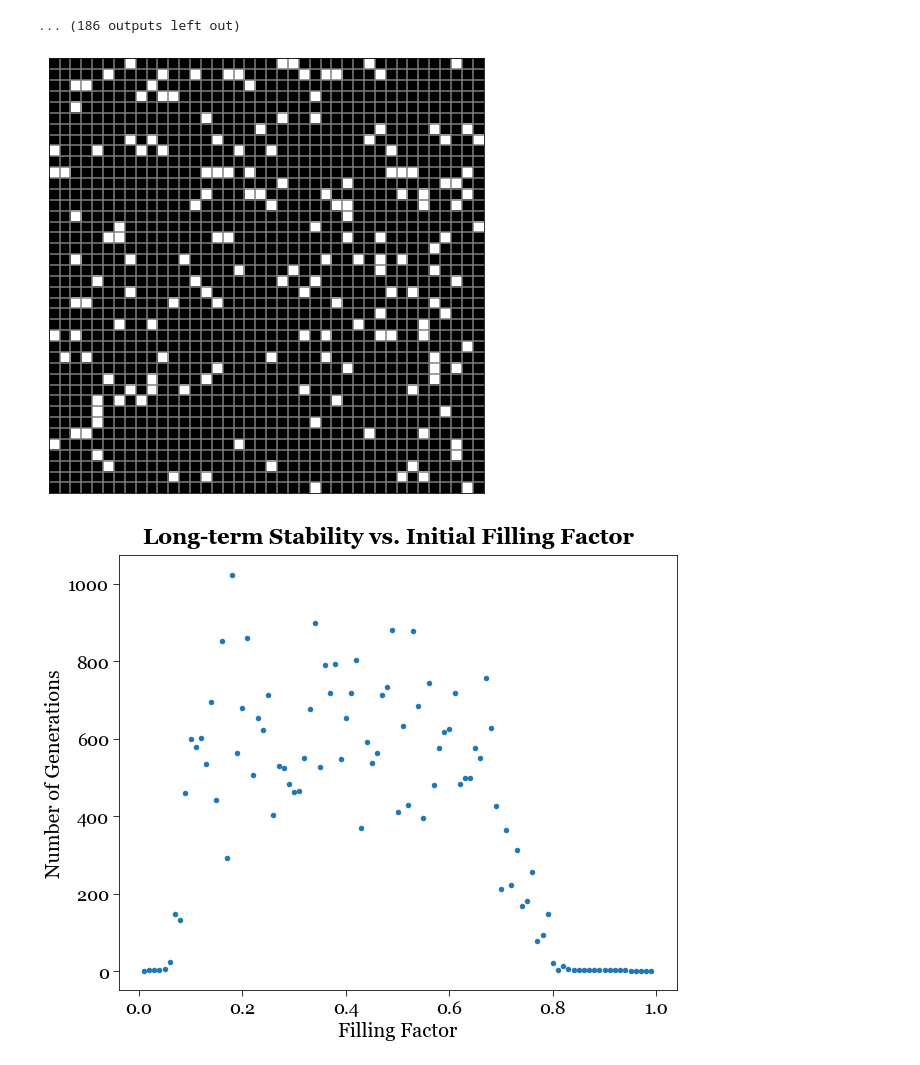
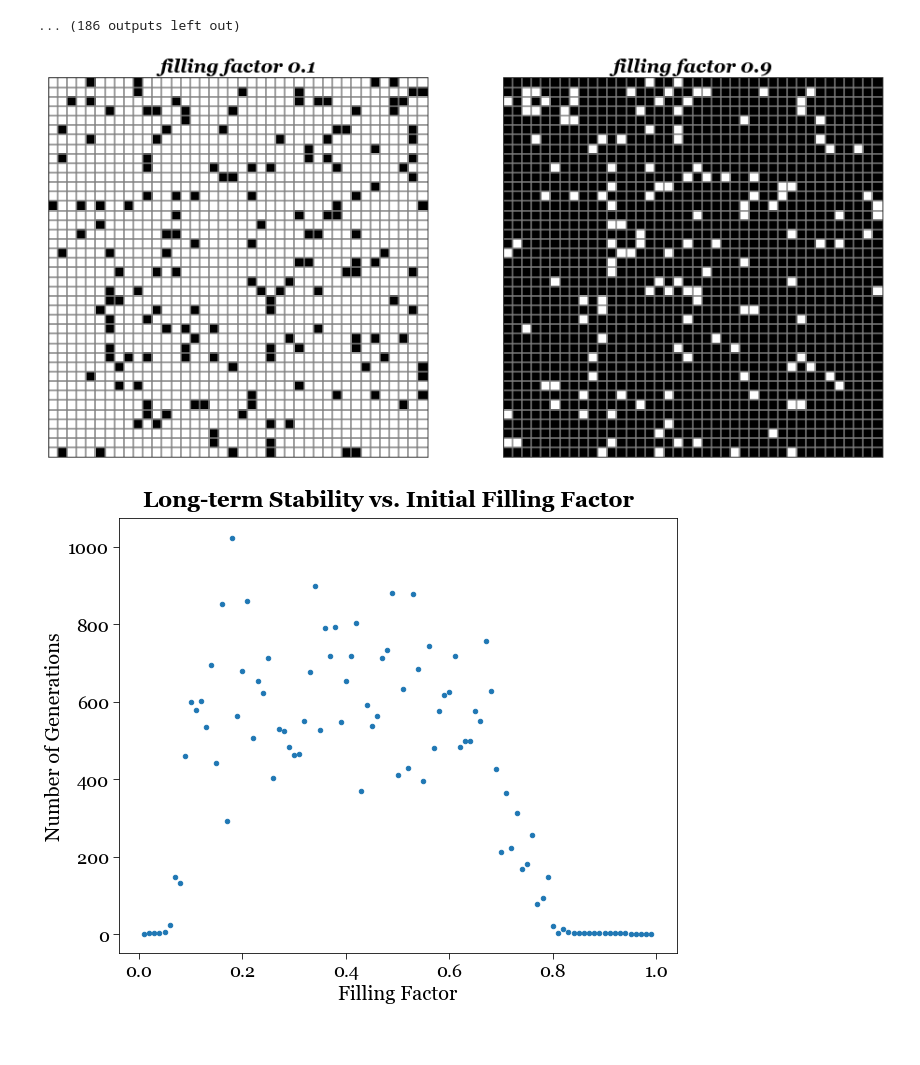
Before and after one commit to chew-in/computational_physics, a Jupyter notebook: 2_emergence/life.ipynb, the cells around one changed output. Drawn from its saved outputs; the diff is of its cells as text; code cells hidden in the pictures; blank space fills up the shorter version.

```diff
--- a/2_emergence/life.ipynb
+++ b/2_emergence/life.ipynb
@@ -260,28 +260,37 @@ np.savetxt('generation.csv', generations, delimiter=",")
 # %%
 # plot displaying drastically different filling fractions
 
 # Set the grid size and create the initial grid
 grid_lo = random_grid(size, filling_factor=0.1)
 grid_hi = random_grid(size, filling_factor=0.9)
 
 # Create the figure and axis for the animation
-fig, axs= plt.subplots(1, 2, figsize=(16, 8))
+fig, ax = plt.subplots(1, 2, figsize=(16, 8))
 
 ax[0].imshow(grid_lo, interpolation='none', cmap='binary')
 ax[1].imshow(grid_hi, interpolation='none', cmap='binary')
 
 # Hide tick labels and tick marks on the X-axis
-ax.set_xticks([])
-ax.set_yticks([])
+ax[0].set_xticks([])
+ax[0].set_yticks([])
+ax[0].set_title('filling factor 0.1', fontdict=title_font)
+
+ax[1].set_xticks([])
+ax[1].set_yticks([])
+ax[1].set_title('filling factor 0.9', fontdict=title_font)
+
 for i in range(size):
-    ax.axvline(x=i-0.5, color=tableau_colors[7], linestyle='-')
-    ax.axhline(y=i-0.5, color=tableau_colors[7], linestyle='-')
+    ax[0].axvline(x=i-0.5, color=tableau_colors[7], linestyle='-')
+    ax[1].axvline(x=i-0.5, color=tableau_colors[7], linestyle='-')
+    ax[0].axhline(y=i-0.5, color=tableau_colors[7], linestyle='-')
+    ax[1].axhline(y=i-0.5, color=tableau_colors[7], linestyle='-')
+
 plt.gcf().set_facecolor('white')
 
 plt.savefig('./animations/filling_low_high.png')
 plt.show()
 # %% [output]
-[figure, old version]
+[figure, new version]
 # %%
 # plotting longevity against filling factors
 fig = plt.figure(figsize=(10, 8))
```
Also changed, not shown: parts of 6 cells of this notebook, 4 other files.
